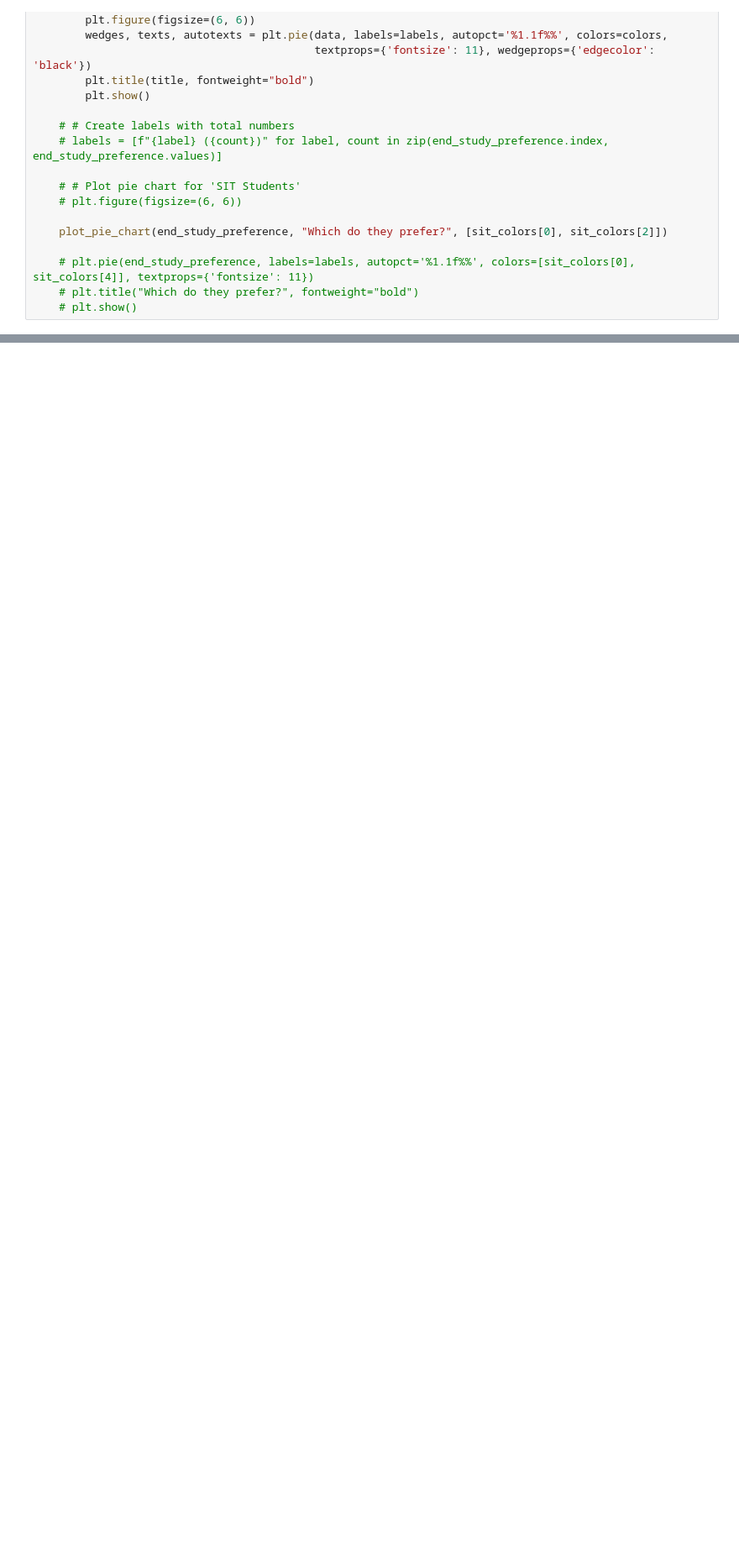
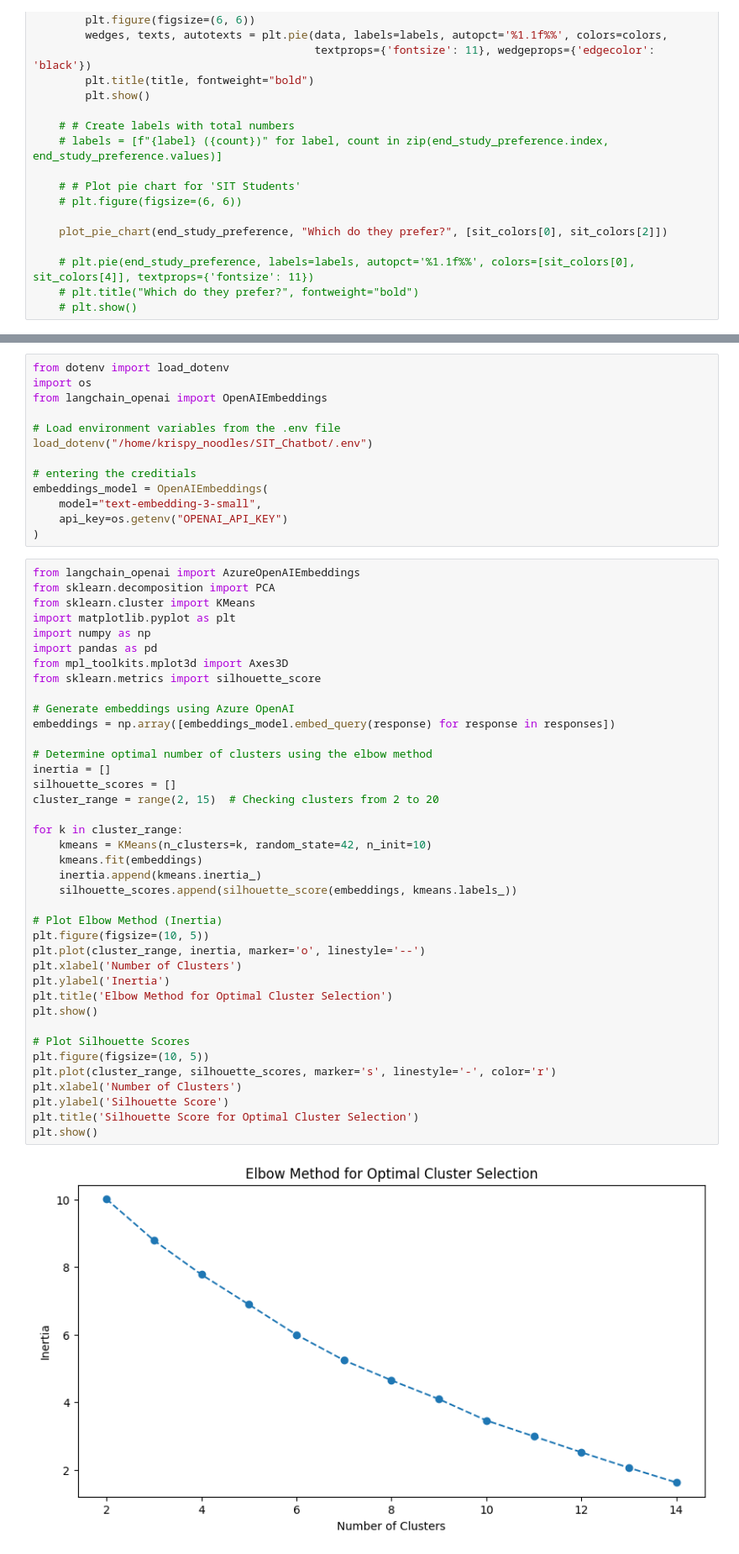
Before and after one commit to KrispyNoodles/SIT_Chatbot, a Jupyter notebook: viz/feedback_viz.ipynb, the cells around one changed output, grey strips where cells are left out. Shown at 84% size. Saved outputs shown, nothing was run; the diff lists cells and outputs as text; blank space fills up the shorter version.

Commit message:
added more graphs

```diff
--- a/viz/feedback_viz.ipynb
+++ b/viz/feedback_viz.ipynb
@@ -53,0 +75,54 @@ preference()
+# %%
+from dotenv import load_dotenv
+import os
+from langchain_openai import OpenAIEmbeddings
+
+# Load environment variables from the .env file
+load_dotenv("/home/krispy_noodles/SIT_Chatbot/.env")
+
+# entering the creditials
+embeddings_model = OpenAIEmbeddings(
+    model="text-embedding-3-small",
+    api_key=os.getenv("OPENAI_API_KEY")
+)
+# %%
+from langchain_openai import AzureOpenAIEmbeddings
+from sklearn.decomposition import PCA
+from sklearn.cluster import KMeans
+import matplotlib.pyplot as plt
+import numpy as np
+import pandas as pd
+from mpl_toolkits.mplot3d import Axes3D
+from sklearn.metrics import silhouette_score
+
+# Generate embeddings using Azure OpenAI
+embeddings = np.array([embeddings_model.embed_query(response) for response in responses])
+
+# Determine optimal number of clusters using the elbow method
+inertia = []
+silhouette_scores = []
+cluster_range = range(2, 15)  # Checking clusters from 2 to 20
+
+for k in cluster_range:
+    kmeans = KMeans(n_clusters=k, random_state=42, n_init=10)
+    kmeans.fit(embeddings)
+    inertia.append(kmeans.inertia_)
+    silhouette_scores.append(silhouette_score(embeddings, kmeans.labels_))
+
+# Plot Elbow Method (Inertia)
+plt.figure(figsize=(10, 5))
+plt.plot(cluster_range, inertia, marker='o', linestyle='--')
+plt.xlabel('Number of Clusters')
+plt.ylabel('Inertia')
+plt.title('Elbow Method for Optimal Cluster Selection')
+plt.show()
+
+# Plot Silhouette Scores
+plt.figure(figsize=(10, 5))
+plt.plot(cluster_range, silhouette_scores, marker='s', linestyle='-', color='r')
+plt.xlabel('Number of Clusters')
+plt.ylabel('Silhouette Score')
+plt.title('Silhouette Score for Optimal Cluster Selection')
+plt.show()
+# %% [output]
+[figure, added]
```
Also changed, not shown: parts of 5 cells of this notebook, 8 other files.
